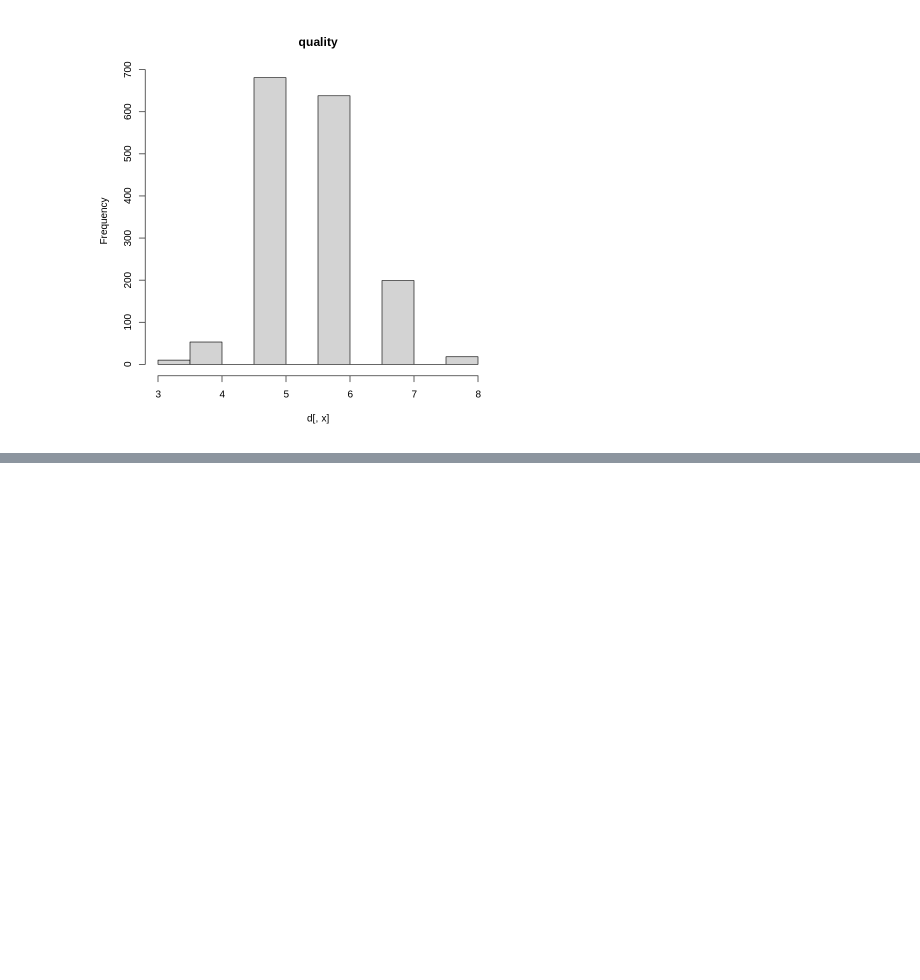
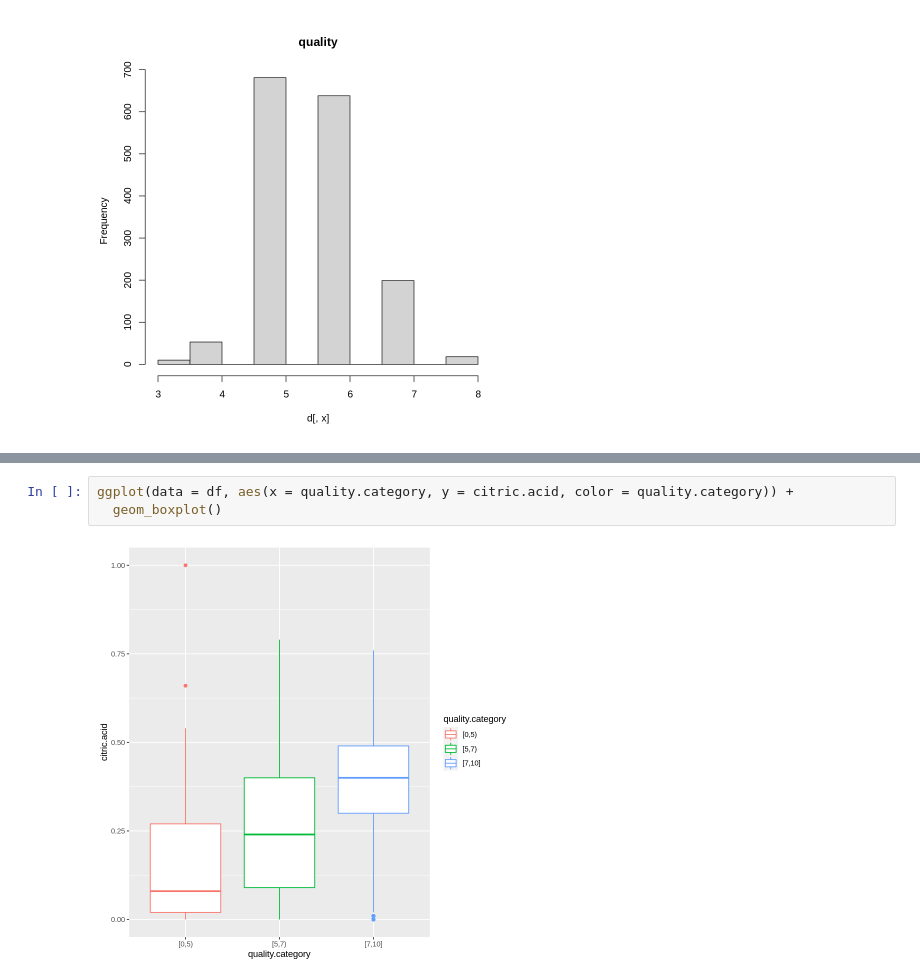
Before and after one commit to PIYALI-bhunia/R_programming, a Jupyter notebook: AssignmentR.ipynb, the cells around one changed output, grey strips where cells are left out. Drawn from its saved outputs; the diff is of its cells as text; blank space fills up the shorter version.

```diff
--- a/AssignmentR.ipynb
+++ b/AssignmentR.ipynb
@@ -242,0 +293,5 @@ for (x in 1:12) {
+# %%
+ggplot(data = df, aes(x = quality.category, y = citric.acid, color = quality.category)) +
+  geom_boxplot()
+# %% [output]
+[figure, added]
```
Also changed, not shown: parts of 15 cells of this notebook.
